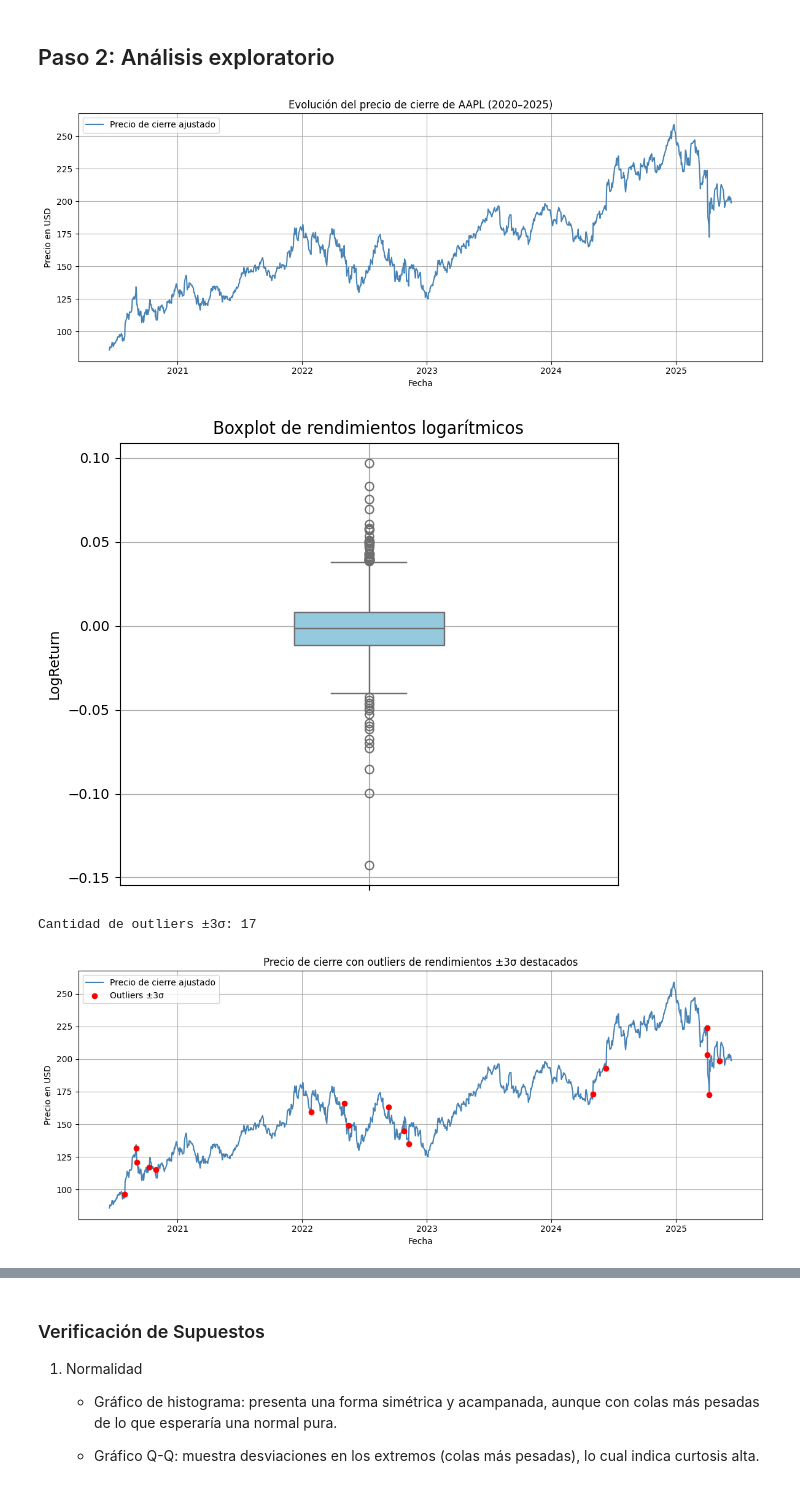
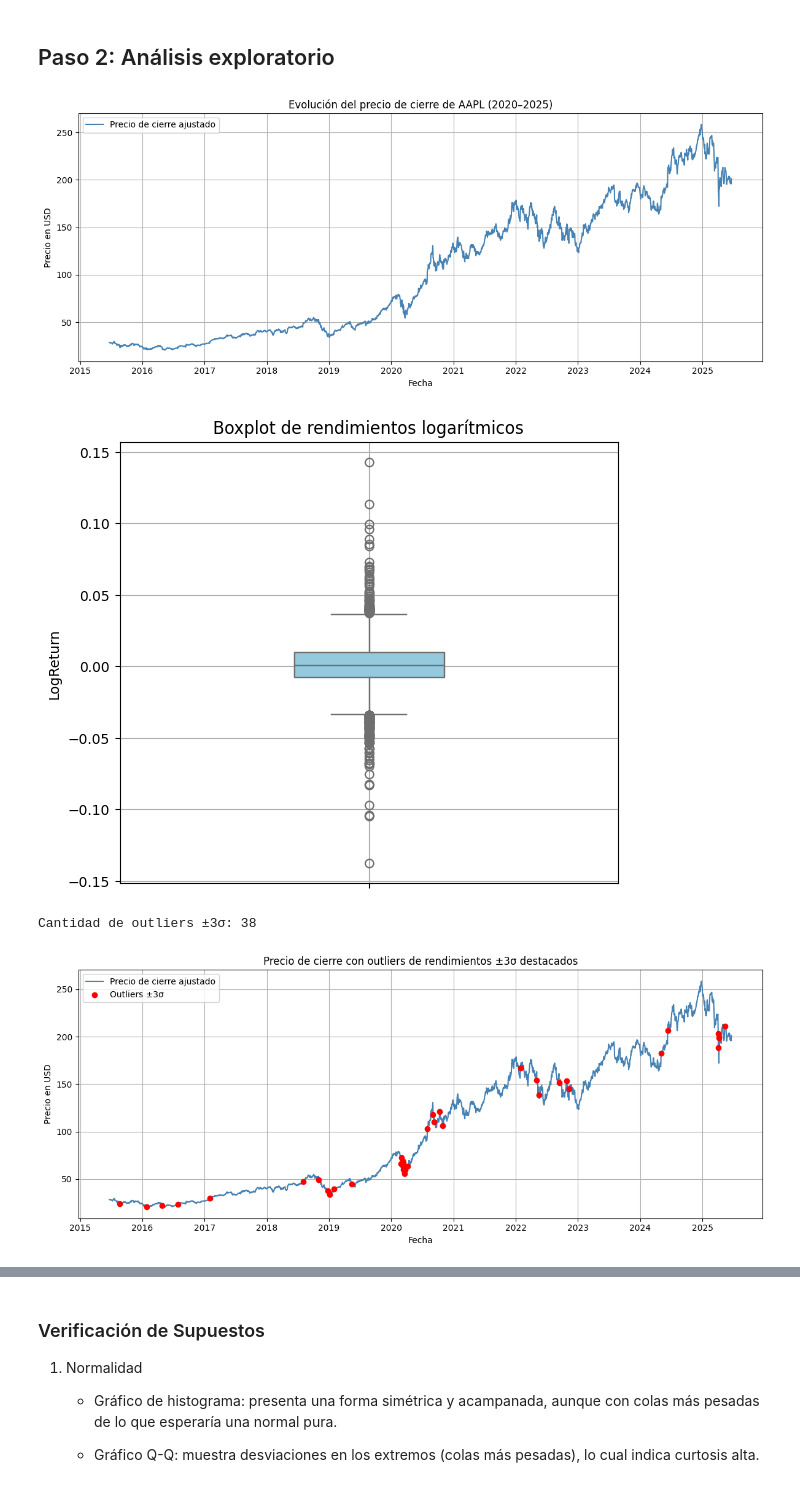
Before and after one commit to nadiasantillan/unsl-bayes-stock, a Jupyter notebook: aapl.ipynb, the cells around one changed output, grey strips where cells are left out. Saved outputs shown, nothing was run; the diff lists cells and outputs as text; code cells hidden in the pictures.

```diff
--- a/aapl.ipynb
+++ b/aapl.ipynb
@@ -8,14 +8,14 @@ import seaborn as sns
 import scipy.stats as stats
 
 # Cargar CSV con nombres personalizados
-data = pd.read_csv("data/aapl_5y.csv", parse_dates=["Date"])
+data = pd.read_csv("data/aapl_10y.csv", parse_dates=["Date"])
 data.set_index("Date", inplace=True)
 
 # Limpiar el formato del cierre (quitar el símbolo $ si existe)
-data["Close/Last"] = data["Close/Last"].replace('[\$,]', '', regex=True).astype(float)
+data["Adj Close"] = data["Adj Close"].replace('[\$,]', '', regex=True).astype(float)
 
 # Calcular rendimientos logarítmicos diarios
-data["LogReturn"] = np.log(data["Close/Last"] / data["Close/Last"].shift(1))
+data["LogReturn"] = np.log(data["Adj Close"] / data["Adj Close"].shift(1))
 returns = data["LogReturn"].dropna()
 
 returns
@@ -37,7 +37,7 @@ Name: LogReturn, Length: 1255, dtype: float64
 ## Paso 2: Análisis exploratorio
 # %%
 plt.figure(figsize=(12, 5))
-plt.plot(data.index, data["Close/Last"], label="Precio de cierre ajustado", color="steelblue")
+plt.plot(data.index, data["Adj Close"], label="Precio de cierre ajustado", color="steelblue")
 plt.title("Evolución del precio de cierre de AAPL (2020–2025)")
 plt.xlabel("Fecha")
 plt.ylabel("Precio en USD")
@@ -46,7 +46,7 @@ plt.legend()
 plt.tight_layout()
 plt.show()
 # %% [output]
-[figure, old version]
+[figure, new version]
 # %%
 plt.figure(figsize=(6, 5))
 sns.boxplot(y=returns, width=0.3, color="skyblue")
@@ -56,7 +56,7 @@ plt.grid(True)
 plt.tight_layout()
 plt.show()
 # %% [output]
-[figure, old version]
+[figure, new version]
 # %%
 # Cálculo de límites para outliers de 3 desviaciones estándar
 mu = returns.mean()
@@ -68,21 +68,21 @@ lim_sup = mu + 3 * sigma
 outliers_3sigma = data[(data["LogReturn"] < lim_inf) | (data["LogReturn"] > lim_sup)]
 print(f"Cantidad de outliers ±3σ: {len(outliers_3sigma)}")
 # %% [output]
-Cantidad de outliers ±3σ: 17
+Cantidad de outliers ±3σ: 38
 # %%
 plt.figure(figsize=(12, 5))
-plt.plot(data.index, data["Close/Last"], label="Precio de cierre ajustado", color="steelblue")
-plt.scatter(outliers_3sigma.index, outliers_3sigma["Close/Last"],
+plt.plot(data.index, data["Adj Close"], label="Precio de cierre ajustado", color="steelblue")
+plt.scatter(outliers_3sigma.index, outliers_3sigma["Adj Close"],
             color="red", label="Outliers ±3σ", zorder=5)
 plt.title("Precio de cierre con outliers de rendimientos ±3σ destacados")
 plt.xlabel("Fecha")
 plt.ylabel("Precio en USD")
 plt.legend()
 plt.grid(True)
 plt.tight_layout()
 plt.show()
 # %% [output]
-[figure, old version]
+[figure, new version]
 # %%
 # Estadísticas básicas
 print("Media:", returns.mean())
```
Also changed, not shown: parts of 9 cells of this notebook, 1 other file.
